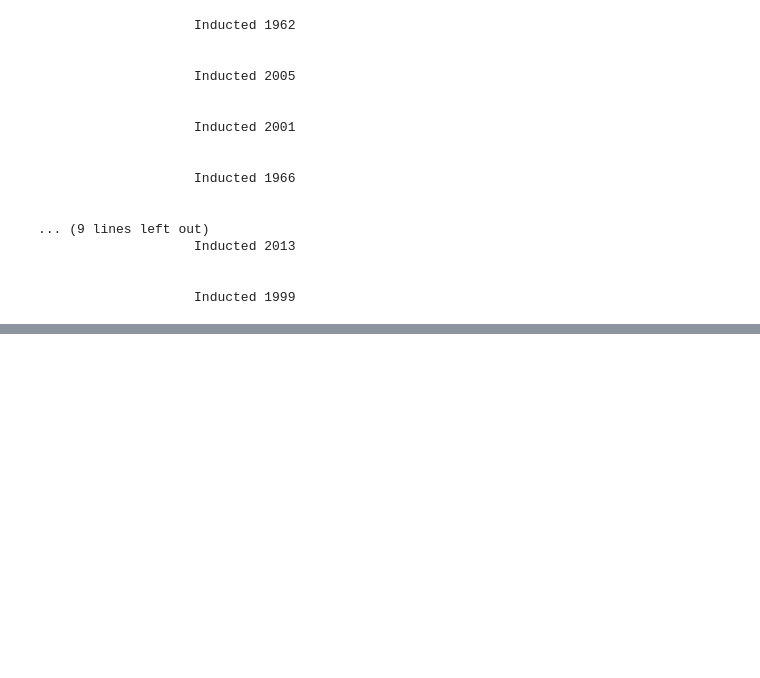
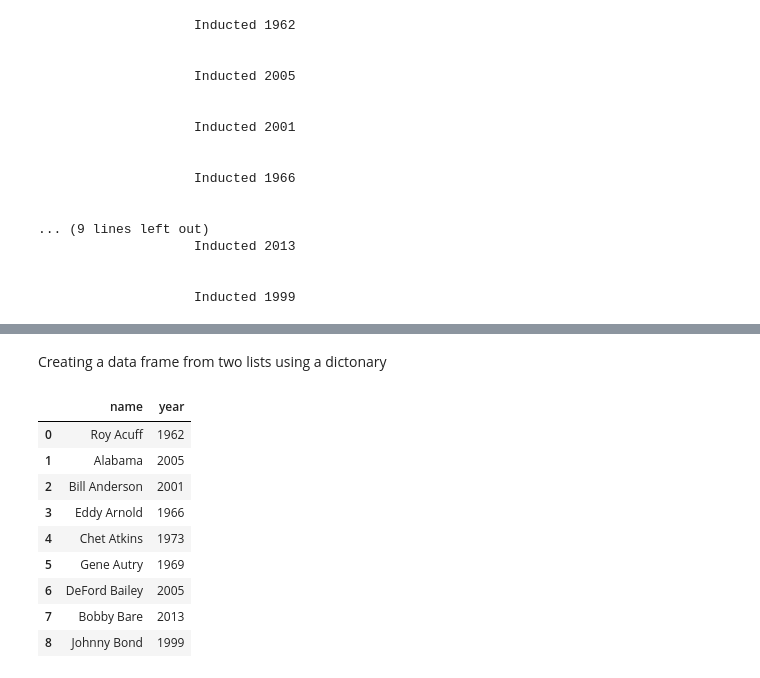
Before and after one commit to jojuka/web-scraping-country-music-hof-jojuka, a Jupyter notebook: CountryMusicScraping.ipynb, the cells around one changed output, grey strips where cells are left out. Cells and saved outputs as stored; diff of their text form; code cells hidden in the pictures; blank space fills up the shorter version.

```diff
--- a/CountryMusicScraping.ipynb
+++ b/CountryMusicScraping.ipynb
@@ -141,0 +159,3 @@ inductee_name.text
+# %%
+name=inductee_name.get_text("|", strip=True)
+print(name)
@@ -141,0 +166,7 @@ inductee_name.text
+# %%
+name_list=[]
+for inductee_name in soup.find_all('div', class_ = 'vertical-card_content--title'):
+    name = inductee_name.get_text("|", strip=True)
+    print (name)
+
+    print ()
@@ -141,0 +191,8 @@ inductee_name.text
+# %%
+name_list=[]
+for inductee_name in soup.find_all('div', class_ = 'vertical-card_content--title'):
+    name = inductee_name.get_text("|", strip=True)
+    name_list.append(name)
+    print (name)
+
+    print ()
@@ -179,0 +269,8 @@ for inductee_year in soup.find_all('div', class_ = 'vertical-card_content--copy'
+# %%
+
+year_list=[]
+for inductee_year in soup.find_all('div', class_ = 'vertical-card_content--copy'):
+    year = inductee_year.p.text.replace('Inducted', '').strip()
+    year_list.append(year)
+##year.append(inductee_year[:6])
+    print (year)
@@ -180,3 +331,19 @@ for inductee_year in soup.find_all('div', class_ = 'vertical-card_content--copy'
+# %% [markdown]
+Creating a data frame from two lists using a dictonary
+# %%
+name_year_dict = pd.DataFrame({'name' : name_list, 'year' : year_list})
+name_year_dict
+# %% [output]
+|  | name | year |
+| 0 | Roy Acuff | 1962 |
+| 1 | Alabama | 2005 |
+| 2 | Bill Anderson | 2001 |
+| 3 | Eddy Arnold | 1966 |
+| 4 | Chet Atkins | 1973 |
+| 5 | Gene Autry | 1969 |
+| 6 | DeFord Bailey | 2005 |
+| 7 | Bobby Bare | 2013 |
+| 8 | Johnny Bond | 1999 |
 # %%
 
 for y in range (len(year_list)):
```
Also changed, not shown: parts of 27 cells of this notebook.
